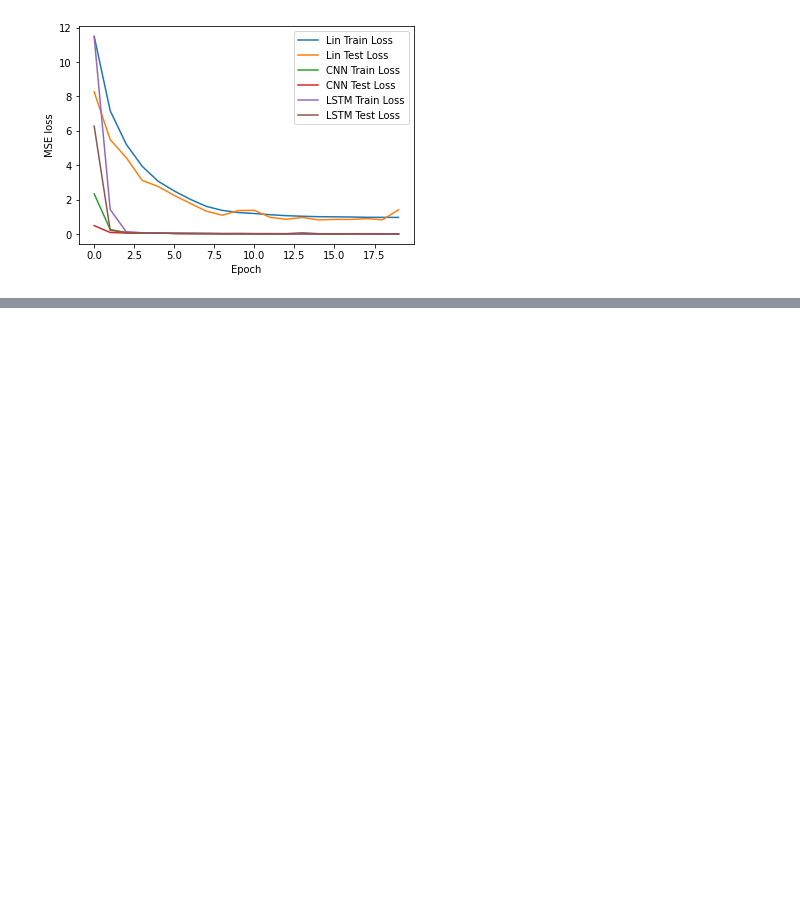
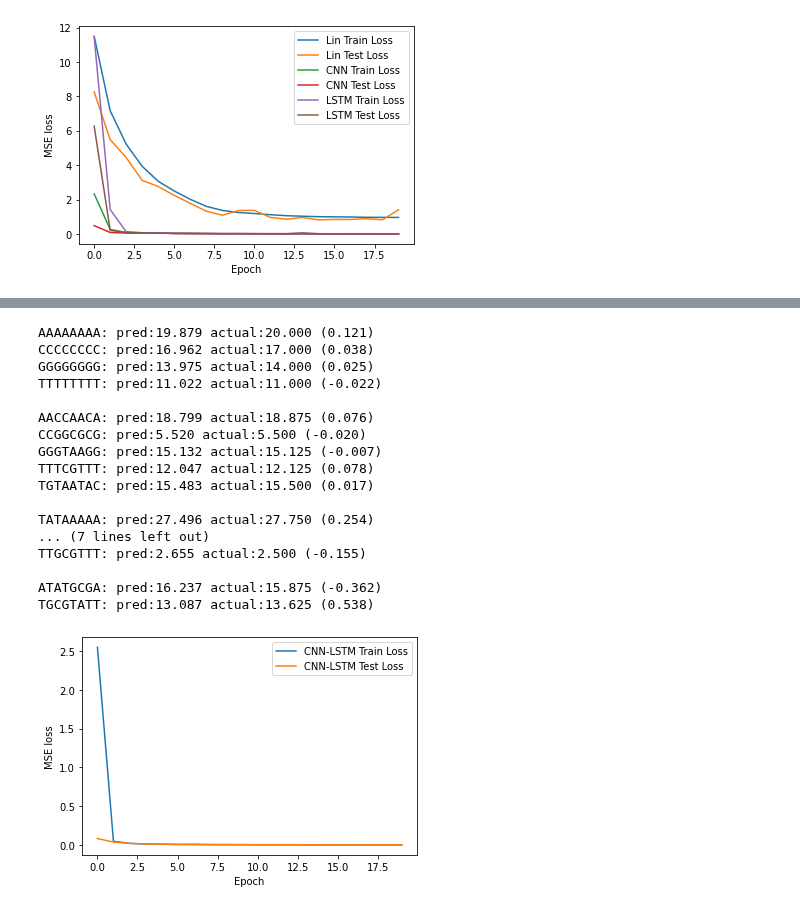
Before and after one commit to erinhwilson/deep-5g-sandbox, a Jupyter notebook: full_synthetic_data_analysis.ipynb, the cells around one changed output, grey strips where cells are left out. Cells and saved outputs as stored; diff of their text form; code cells hidden in the pictures; blank space fills up the shorter version.

```diff
--- a/full_synthetic_data_analysis.ipynb
+++ b/full_synthetic_data_analysis.ipynb
@@ -476,7 +476,7 @@ u.quick_loss_plot(mer8motif_lin_data_label)
 19 1.4047848168370616
 [figure]
 # %%
-oracle_8mer_motif = scoring = dict(mer8_motif[['seq','score']].values)
+oracle_8mer_motif = dict(mer8_motif[['seq','score']].values)
 quick_test8(mer8motif_model_lin,oracle_8mer_motif)
 # %% [output]
 AAAAAAAA: pred:20.132 actual:20.000 (-0.132)
@@ -883,0 +944,5 @@ u.quick_loss_plot(
+# %%
+seq_len = len(mer8motif_train_df['seq'].values[0])
+
+mer8motif_model_cnnlstm = DNA_CNNLSTM(seq_len)
+mer8motif_model_cnnlstm
@@ -883,0 +958,7 @@ u.quick_loss_plot(
+# %%
+mer8motif_train_losses_cnnlstm,\
+mer8motif_test_losses_cnnlstm = u.run_model(
+    mer8motif_train_dl,
+    mer8motif_test_dl,
+    mer8motif_model_cnnlstm,
+)
@@ -883,0 +986,24 @@ u.quick_loss_plot(
+# %%
+quick_test8(mer8motif_model_cnnlstm, oracle_8mer_motif)
+
+mer8motif_cnnlstm_data_label = list(zip([mer8motif_train_losses_cnnlstm,mer8motif_test_losses_cnnlstm], ['CNN-LSTM Train Loss','CNN-LSTM Test Loss']))
+u.quick_loss_plot(mer8motif_cnnlstm_data_label)
+# %% [output]
+AAAAAAAA: pred:19.879 actual:20.000 (0.121)
+CCCCCCCC: pred:16.962 actual:17.000 (0.038)
+GGGGGGGG: pred:13.975 actual:14.000 (0.025)
+TTTTTTTT: pred:11.022 actual:11.000 (-0.022)
+
+AACCAACA: pred:18.799 actual:18.875 (0.076)
+CCGGCGCG: pred:5.520 actual:5.500 (-0.020)
+GGGTAAGG: pred:15.132 actual:15.125 (-0.007)
+TTTCGTTT: pred:12.047 actual:12.125 (0.078)
+TGTAATAC: pred:15.483 actual:15.500 (0.017)
+
+TATAAAAA: pred:27.496 actual:27.750 (0.254)
+... (7 lines left out)
+TTGCGTTT: pred:2.655 actual:2.500 (-0.155)
+
+ATATGCGA: pred:16.237 actual:15.875 (-0.362)
+TGCGTATT: pred:13.087 actual:13.625 (0.538)
+[figure, added]
```
Also changed, not shown: parts of 5 cells of this notebook, 2 other files.
